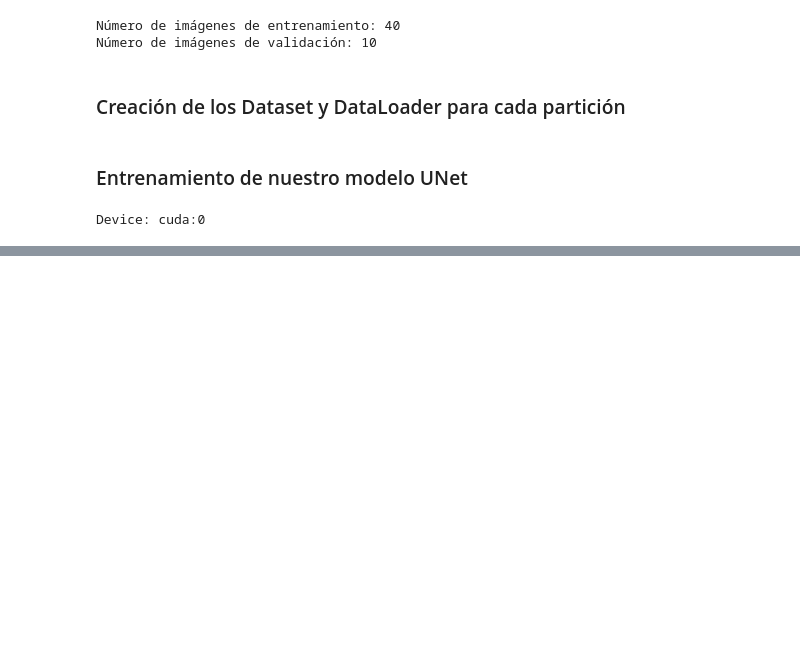
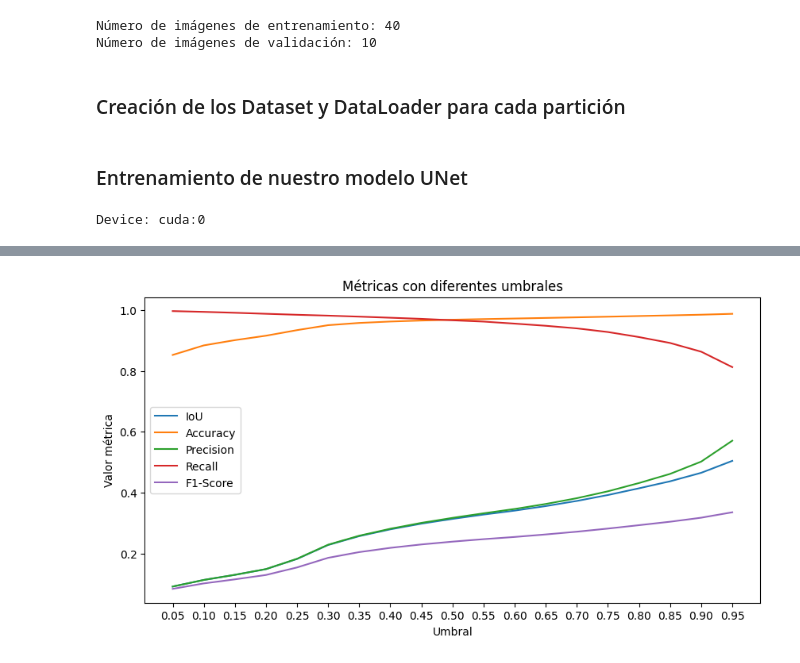
Before and after one commit to ivan2k4/VCA2025, a Jupyter notebook: p2-segmentacion/p2.ipynb, the cells around one changed output, grey strips where cells are left out. Cells and saved outputs as stored; diff of their text form; code cells hidden in the pictures; blank space fills up the shorter version.

```diff
--- a/p2-segmentacion/p2.ipynb
+++ b/p2-segmentacion/p2.ipynb
@@ -428,0 +398,21 @@ F1 score: 0.2043
+# %%
+iou_results  = results[:, 1]
+acc_results  = results[:, 2]
+prec_results = results[:, 3]
+rec_results  = results[:, 4]
+f1_results   = results[:, 5]
+
+plt.figure(figsize=(10, 5))
+plt.plot(thresholds, iou_results, label="IoU")
+plt.plot(thresholds, acc_results, label="Accuracy")
+plt.plot(thresholds, prec_results, label="Precision")
+plt.plot(thresholds, rec_results, label="Recall")
+plt.plot(thresholds, f1_results, label="F1-Score")
+plt.legend(loc="center left")
+plt.title("Métricas con diferentes umbrales")
+plt.xticks(thresholds)
+plt.ylabel("Valor métrica")
+plt.xlabel("Umbral")
+plt.show()
+# %% [output]
+[figure, added]
```
Also changed, not shown: parts of 5 cells of this notebook, 1 other file.
